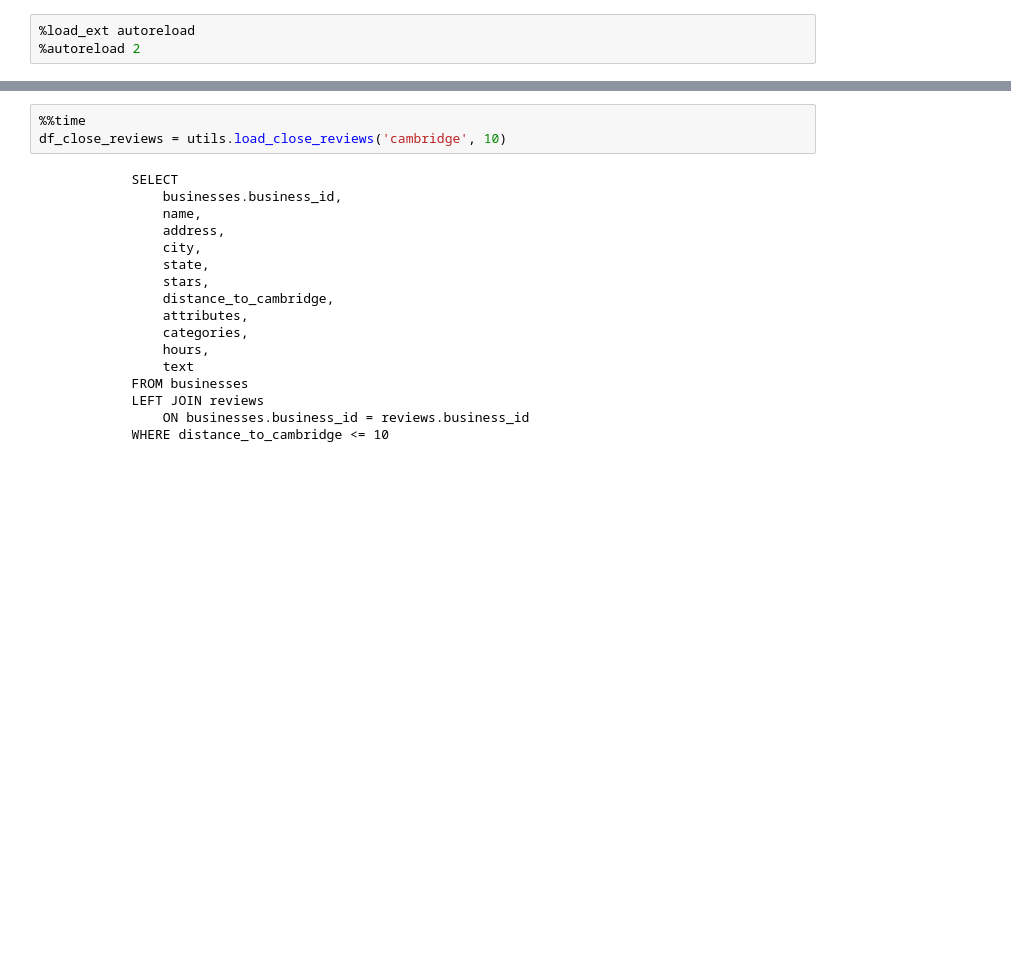
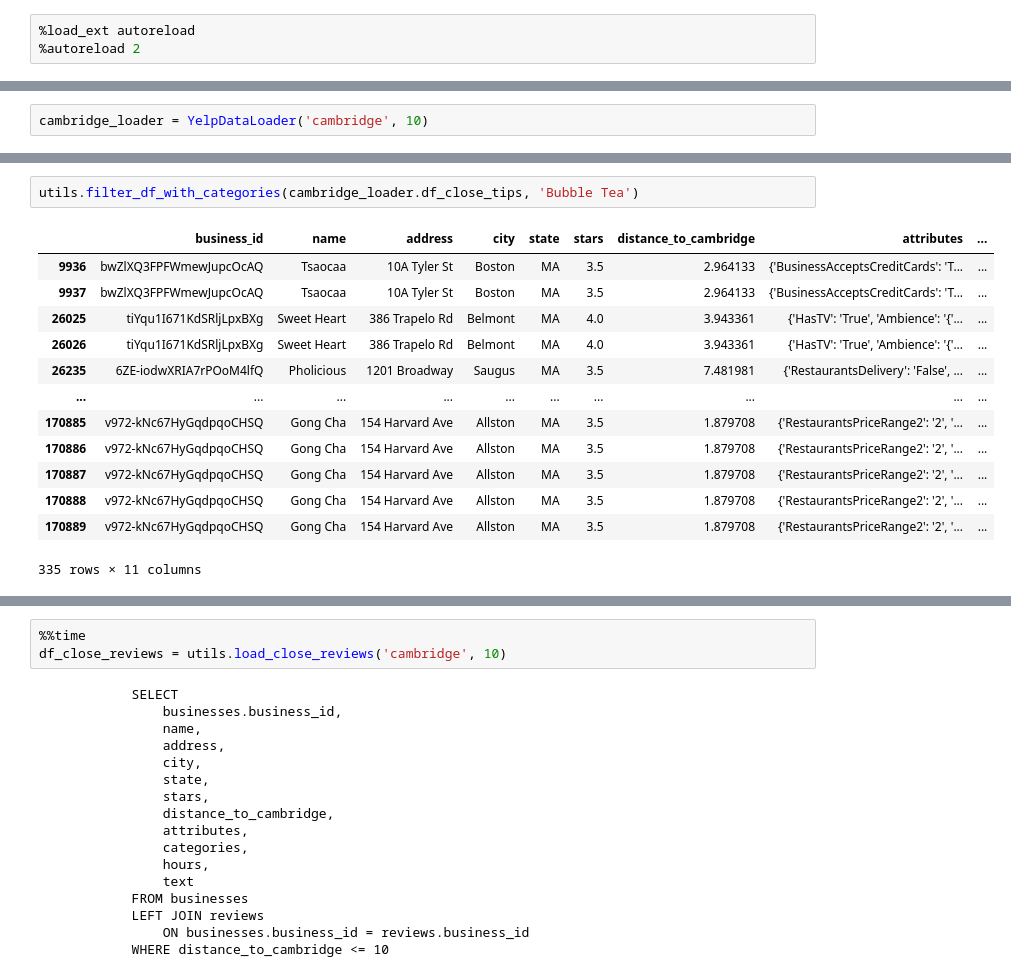
Before and after one commit to justinxu421/restaurant_planner, a Jupyter notebook: yelp.ipynb, the cells around one changed output, grey strips where cells are left out. Cells and saved outputs as stored; diff of their text form; blank space fills up the shorter version.

```diff
--- a/yelp.ipynb
+++ b/yelp.ipynb
@@ -12,0 +13,2 @@ from constants import STANFORD, CAMBRIDGE, MADISON
+# %%
+cambridge_loader = YelpDataLoader('cambridge', 10)
@@ -13 +49,17 @@ from constants import STANFORD, CAMBRIDGE, MADISON
+# %%
+utils.filter_df_with_categories(cambridge_loader.df_close_tips, 'Bubble Tea')
+# %% [output]
+|  | business_id | name | address | city | state | stars | distance_to_cambridge | attributes | ... |
+| 9936 | bwZlXQ3FPFWmewJupcOcAQ | Tsaocaa | 10A Tyler St | Boston | MA | 3.5 | 2.964133 | {'BusinessAcceptsCreditCards': 'T... | ... |
+| 9937 | bwZlXQ3FPFWmewJupcOcAQ | Tsaocaa | 10A Tyler St | Boston | MA | 3.5 | 2.964133 | {'BusinessAcceptsCreditCards': 'T... | ... |
+| 26025 | tiYqu1I671KdSRljLpxBXg | Sweet Heart | 386 Trapelo Rd | Belmont | MA | 4.0 | 3.943361 | {'HasTV': 'True', 'Ambience': '{'... | ... |
+| 26026 | tiYqu1I671KdSRljLpxBXg | Sweet Heart | 386 Trapelo Rd | Belmont | MA | 4.0 | 3.943361 | {'HasTV': 'True', 'Ambience': '{'... | ... |
+| 26235 | 6ZE-iodwXRIA7rPOoM4lfQ | Pholicious | 1201 Broadway | Saugus | MA | 3.5 | 7.481981 | {'RestaurantsDelivery': 'False', ... | ... |
+| ... | ... | ... | ... | ... | ... | ... | ... | ... | ... |
+| 170885 | v972-kNc67HyGqdpqoCHSQ | Gong Cha | 154 Harvard Ave | Allston | MA | 3.5 | 1.879708 | {'RestaurantsPriceRange2': '2', '... | ... |
+| 170886 | v972-kNc67HyGqdpqoCHSQ | Gong Cha | 154 Harvard Ave | Allston | MA | 3.5 | 1.879708 | {'RestaurantsPriceRange2': '2', '... | ... |
+| 170887 | v972-kNc67HyGqdpqoCHSQ | Gong Cha | 154 Harvard Ave | Allston | MA | 3.5 | 1.879708 | {'RestaurantsPriceRange2': '2', '... | ... |
+| 170888 | v972-kNc67HyGqdpqoCHSQ | Gong Cha | 154 Harvard Ave | Allston | MA | 3.5 | 1.879708 | {'RestaurantsPriceRange2': '2', '... | ... |
+| 170889 | v972-kNc67HyGqdpqoCHSQ | Gong Cha | 154 Harvard Ave | Allston | MA | 3.5 | 1.879708 | {'RestaurantsPriceRange2': '2', '... | ... |
+335 rows × 11 columns
 # %%
```
Also changed, not shown: parts of 24 cells of this notebook, 4 other files.
